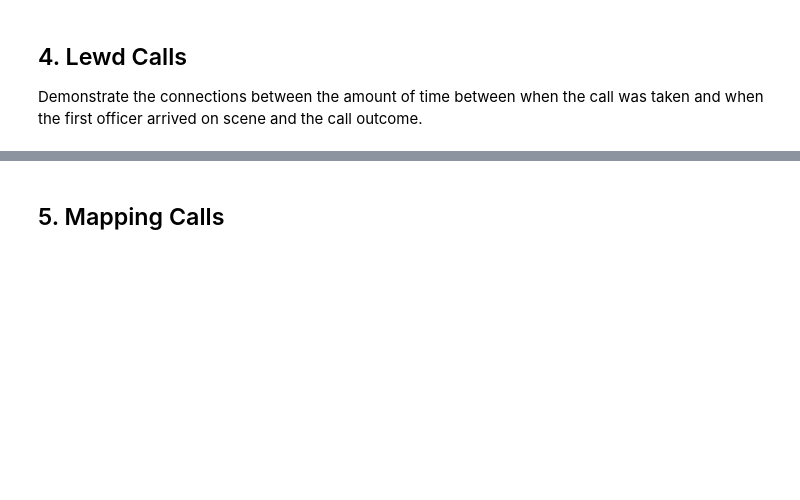
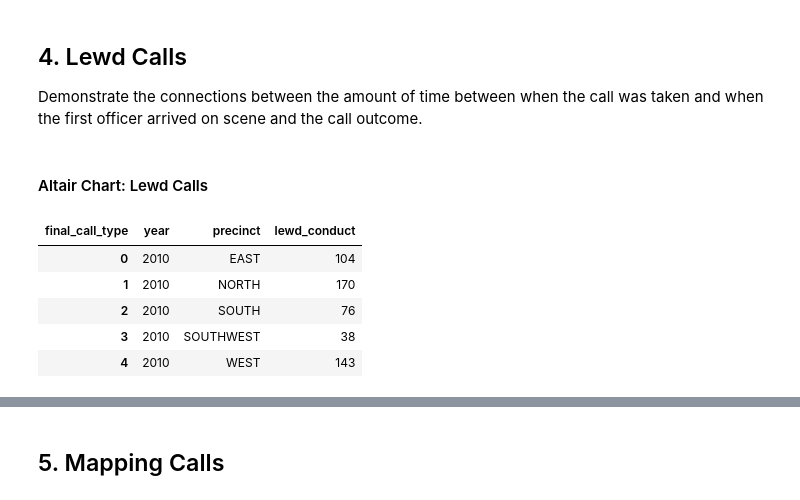
Before and after one commit to teacupwoozy/spd_notebook_archive, a Jupyter notebook: spd_notebook/2010-2018_SPD_Project_Altair_Sandbox.ipynb, the cells around one changed output, grey strips where cells are left out. Saved outputs shown, nothing was run; the diff lists cells and outputs as text; code cells hidden in the pictures; blank space fills up the shorter version.

```diff
--- a/spd_notebook/2010-2018_SPD_Project_Altair_Sandbox.ipynb
+++ b/spd_notebook/2010-2018_SPD_Project_Altair_Sandbox.ipynb
@@ -618,3 +618,27 @@ lewd_calls_ip = lewd_calls_ip[lewd_calls_ip.priority <= 3]
 
 top_lewd_cc_terms = 'REPORT WRITTEN|ASSISTANCE RENDERED|PHYSICAL ARREST|UNABLE TO LOCATE|ORAL WARNING'
 lewd_calls_ip = lewd_calls_ip[lewd_calls_ip.event_clearing.str.contains(top_lewd_cc_terms)]
+# %% [markdown]
+#### Altair Chart: Lewd Calls
+# %%
+# Create lewd conduct df for Altair
+lewd_call_df = pd.DataFrame(data)
+
+# Remove all calls that are not for lewd conduct
+lewd_call_df = lewd_call_df[lewd_call_df.final_call_type.str.contains('Lewd')]
+# Remove calls where precinct is unknown
+lewd_call_df = lewd_call_df[lewd_call_df.precinct != "UNKNOWN"]
+
+# Create crosstab with only counts of lewd conduct calls
+lewd_call_df = pd.crosstab(lewd_call_df.year, columns=[lewd_call_df.final_call_type, lewd_call_df.precinct])
+lewd_call_df = lewd_call_df.stack().reset_index()
+lewd_call_df = lewd_call_df.rename(columns={'Lewd Conduct':'lewd_conduct'})
+
+lewd_call_df.head()
+# %% [output]
+| final_call_type | year | precinct | lewd_conduct |
+| 0 | 2010 | EAST | 104 |
+| 1 | 2010 | NORTH | 170 |
+| 2 | 2010 | SOUTH | 76 |
+| 3 | 2010 | SOUTHWEST | 38 |
+| 4 | 2010 | WEST | 143 |
```
Also changed, not shown: parts of 1 cell of this notebook.
